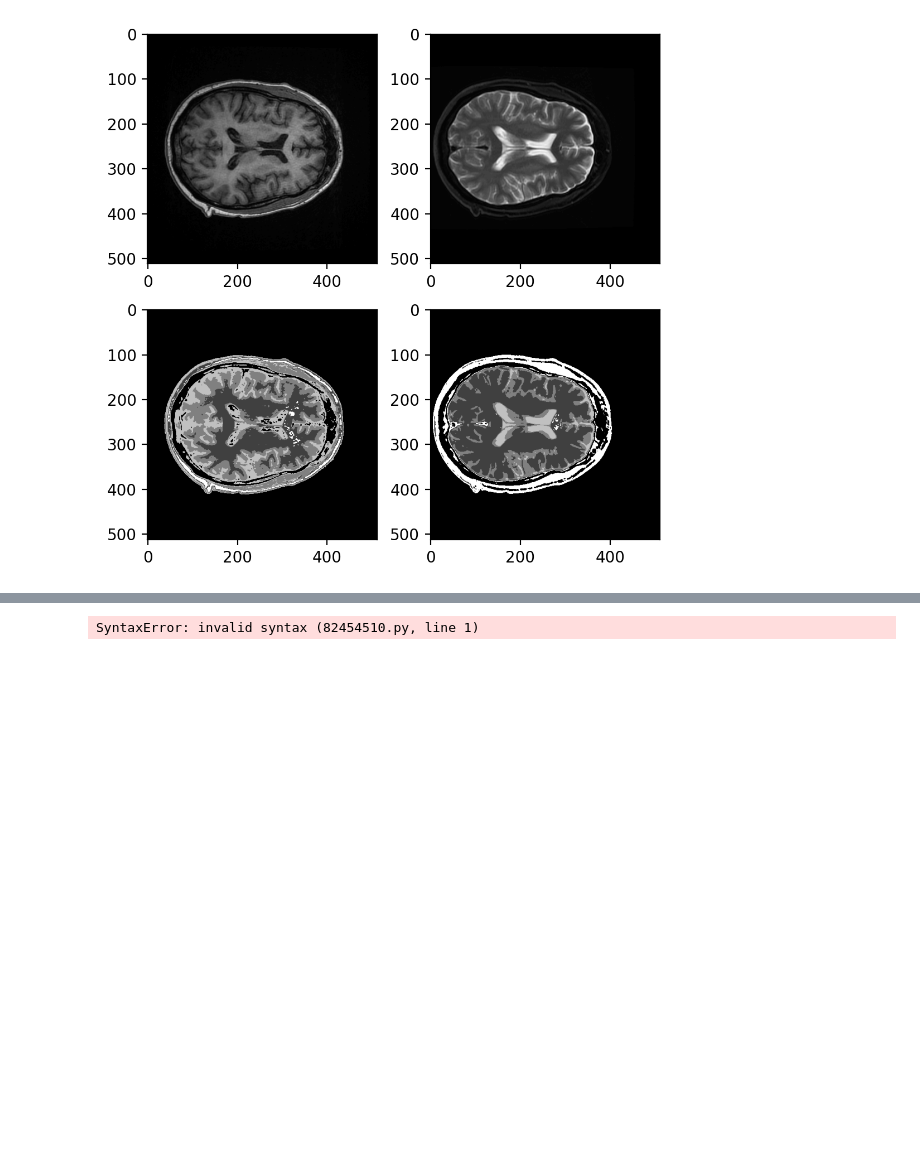
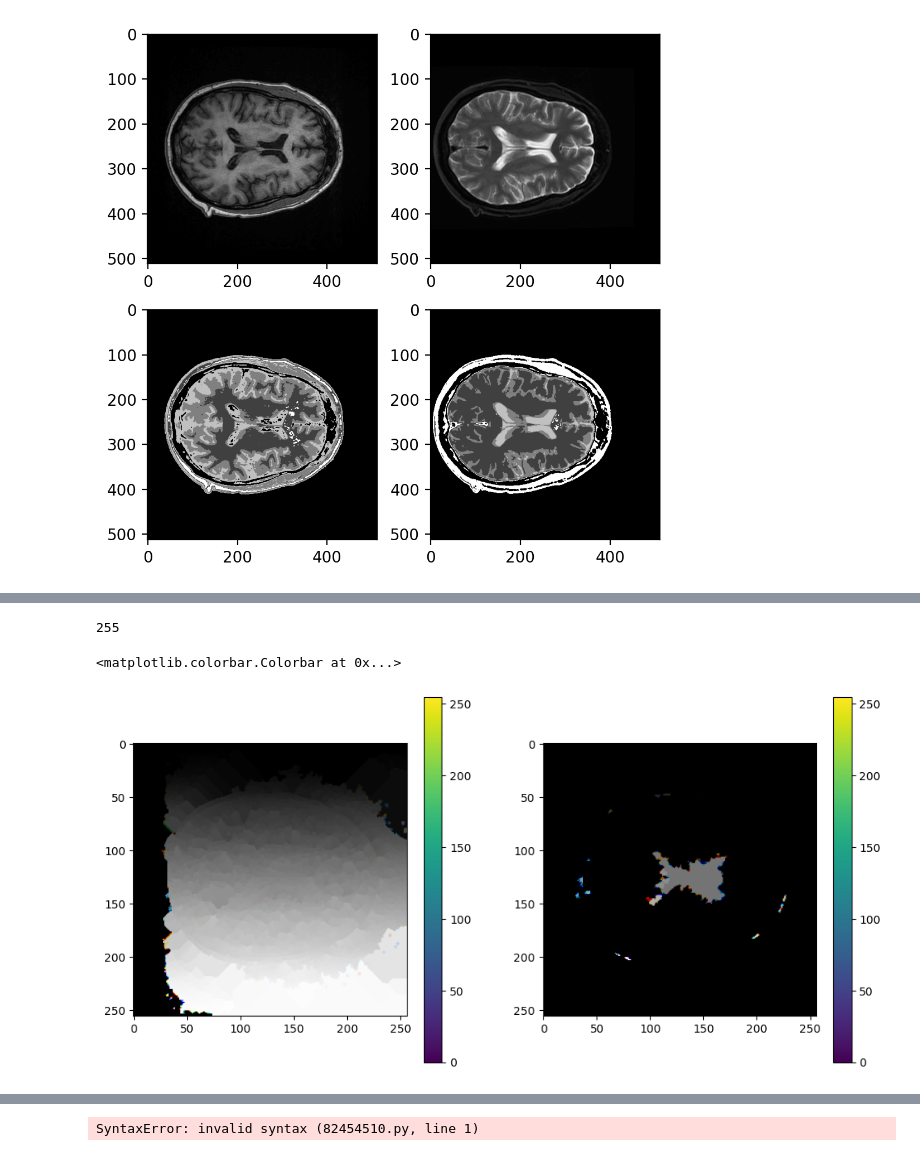
Before and after one commit to WeijieChen2017/SUREMI, a Jupyter notebook: kmeans.ipynb, the cells around one changed output, grey strips where cells are left out. Drawn from its saved outputs; the diff is of its cells as text; code cells hidden in the pictures; blank space fills up the shorter version.

```diff
--- a/kmeans.ipynb
+++ b/kmeans.ipynb
@@ -271,0 +337,34 @@ plt.imshow(Y_data_k, cmap="gray")
+# %%
+from skimage.segmentation import watershed
+from skimage.future import graph
+import numpy as np
+
+img = X_data
+
+ws_x = watershed(img,
+                 markers=None,
+                 connectivity=2,
+                 offset=None,
+                 mask=None,
+                 compactness=0,
+                 watershed_line=False)
+# out1 = color.label2rgb(labels1, X_data, kind='avg', bg_label=0)
+
+g = graph.rag_mean_color(img, ws_x, mode='similarity')
+labels2 = graph.cut_normalized(ws_x, g)
+# out2 = color.label2rgb(labels2, img, kind='avg', bg_label=0)
+# %%
+print(np.amax(max_min(ws_x)))
+plt.figure(figsize=(12,6), dpi=100)
+plt.subplot(1,2,1)
+plt.imshow(max_min(ws_x))
+plt.colorbar()
+
+
+plt.subplot(1,2,2)
+plt.imshow(max_min(labels2))
+plt.colorbar()
+# %% [output]
+255
+<matplotlib.colorbar.Colorbar at 0x...>
+[figure, added]
```
Also changed, not shown: parts of 15 cells of this notebook, 3 other files.
